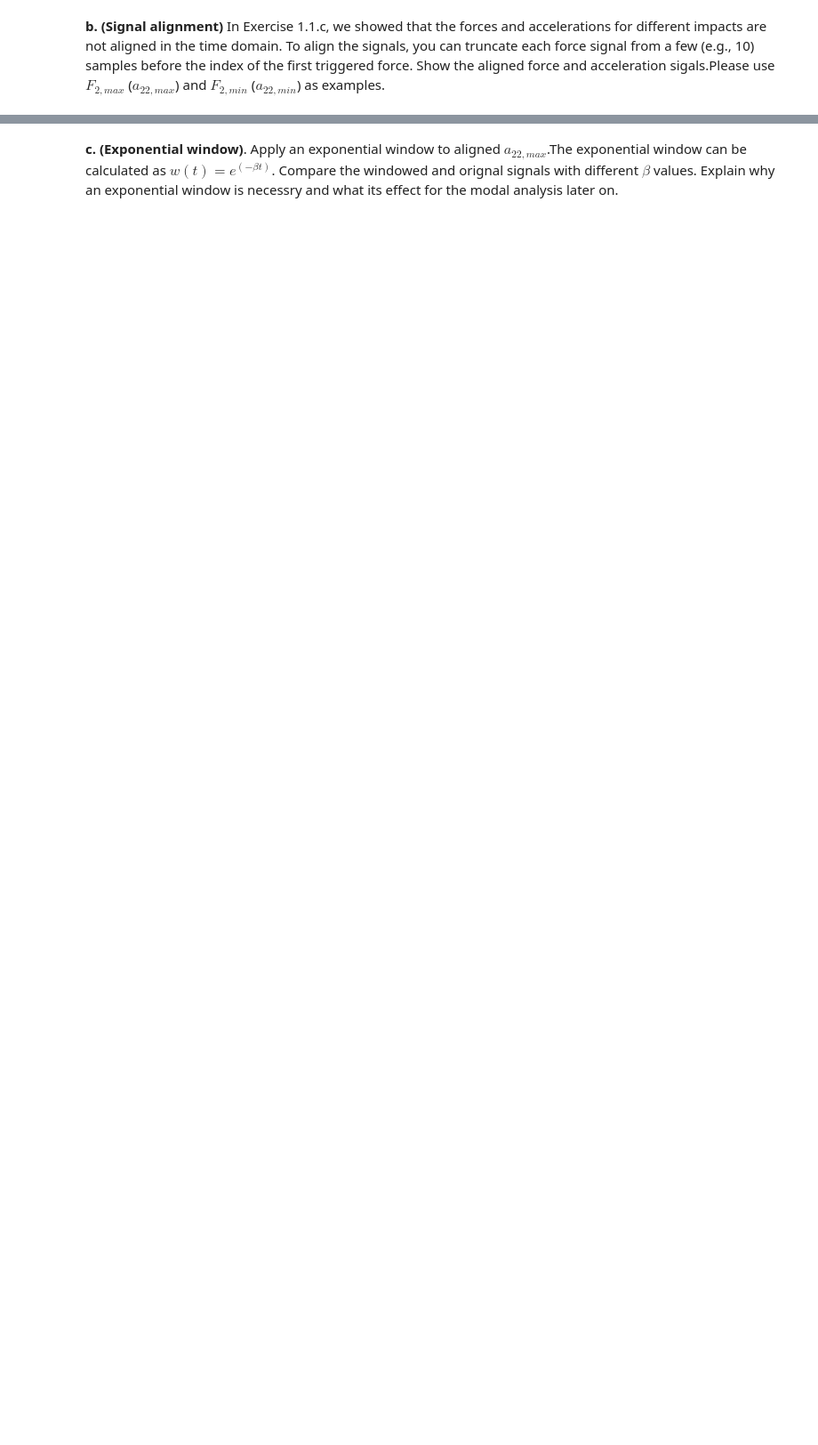
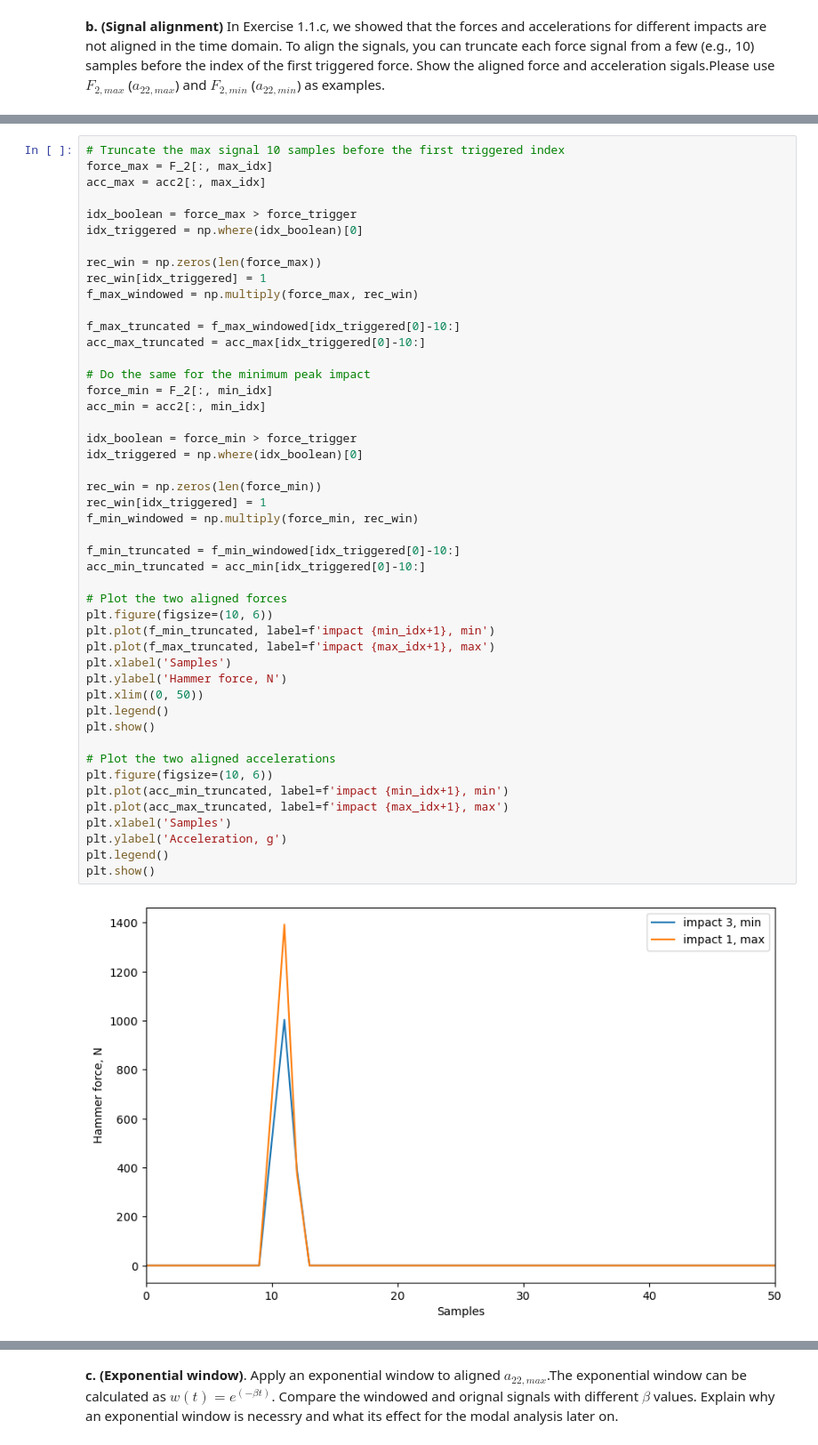
Before and after one commit to josems06-crypto/CIEM5110-U3-lab_assignment_2026, a Jupyter notebook: CIEM5110_U3_lab_assignment_template_for_report_2026.ipynb, the cells around one changed output, grey strips where cells are left out. Shown at 89% size. Drawn from its saved outputs; the diff is of its cells as text; blank space fills up the shorter version.

```diff
--- a/CIEM5110_U3_lab_assignment_template_for_report_2026.ipynb
+++ b/CIEM5110_U3_lab_assignment_template_for_report_2026.ipynb
@@ -311,0 +314,49 @@ plt.show()
+# %%
+# Truncate the max signal 10 samples before the first triggered index
+force_max = F_2[:, max_idx]
+acc_max = acc2[:, max_idx]
+
+idx_boolean = force_max > force_trigger
+idx_triggered = np.where(idx_boolean)[0]
+
+rec_win = np.zeros(len(force_max))
+rec_win[idx_triggered] = 1
+f_max_windowed = np.multiply(force_max, rec_win)
+
+f_max_truncated = f_max_windowed[idx_triggered[0]-10:]
+acc_max_truncated = acc_max[idx_triggered[0]-10:]
+
+# Do the same for the minimum peak impact
+force_min = F_2[:, min_idx]
+acc_min = acc2[:, min_idx]
+
+idx_boolean = force_min > force_trigger
+idx_triggered = np.where(idx_boolean)[0]
+
+rec_win = np.zeros(len(force_min))
+rec_win[idx_triggered] = 1
+f_min_windowed = np.multiply(force_min, rec_win)
+
+f_min_truncated = f_min_windowed[idx_triggered[0]-10:]
+acc_min_truncated = acc_min[idx_triggered[0]-10:]
+
+# Plot the two aligned forces
+plt.figure(figsize=(10, 6))
+plt.plot(f_min_truncated, label=f'impact {min_idx+1}, min')
+plt.plot(f_max_truncated, label=f'impact {max_idx+1}, max')
+plt.xlabel('Samples')
+plt.ylabel('Hammer force, N')
+plt.xlim((0, 50))
+plt.legend()
+plt.show()
+
+# Plot the two aligned accelerations
+plt.figure(figsize=(10, 6))
+plt.plot(acc_min_truncated, label=f'impact {min_idx+1}, min')
+plt.plot(acc_max_truncated, label=f'impact {max_idx+1}, max')
+plt.xlabel('Samples')
+plt.ylabel('Acceleration, g')
+plt.legend()
+plt.show()
+# %% [output]
+[figure, added]
```
Also changed, not shown: parts of 5 cells of this notebook, 6 other files.
